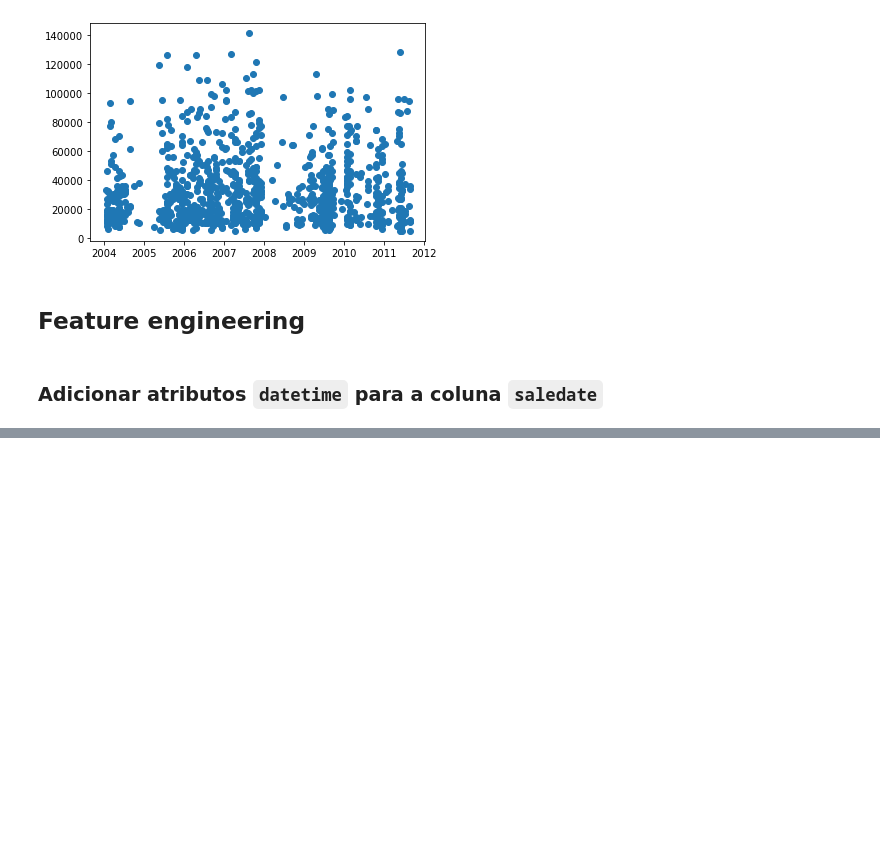
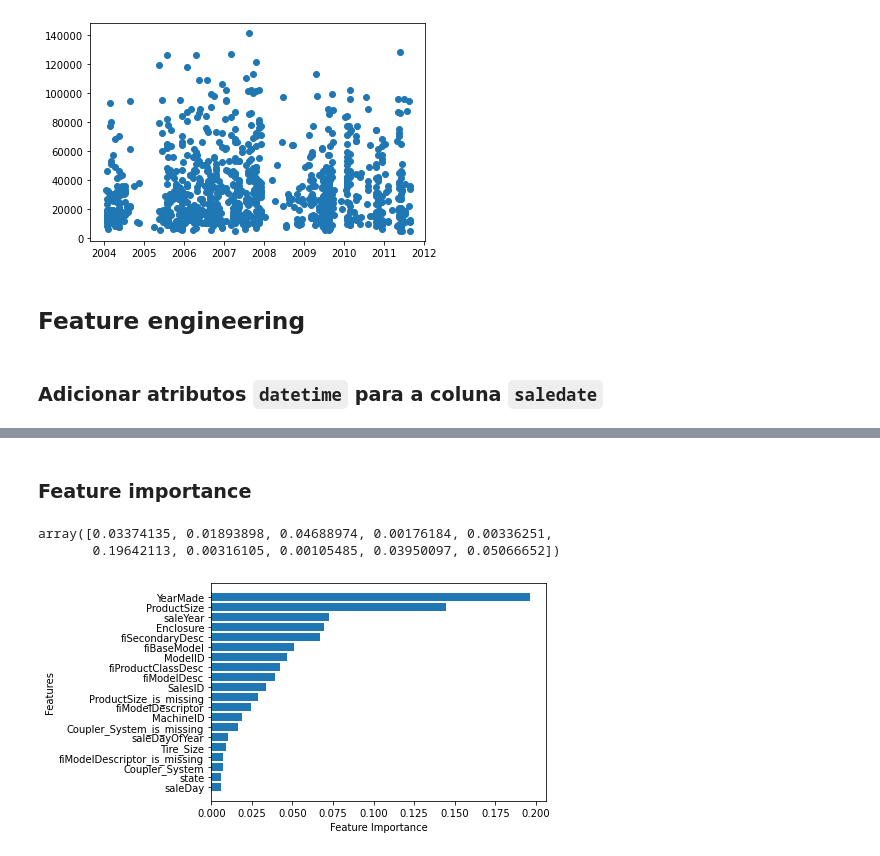
Before and after one commit to willsbit/ztm_datascience-machinelearning, a Jupyter notebook: bulldozer-sales-project.ipynb, the cells around one changed output, grey strips where cells are left out. Saved outputs shown, nothing was run; the diff lists cells and outputs as text; code cells hidden in the pictures; blank space fills up the shorter version.

```diff
--- a/bulldozer-sales-project.ipynb
+++ b/bulldozer-sales-project.ipynb
@@ -166,0 +341,17 @@ ValueError: could not convert string to float: 'Medium'
+# %%
+from sklearn.model_selection import RandomizedSearchCV
+
+rf_grid = {"n_estimators": np.arange(10, 100, 10),
+           "max_depth": [None, 3, 5 , 10],
+           "min_samples_split": np.arange(2, 20, 2),
+           "min_samples_leaf": np.arange(1, 20, 2),
+           "max_features": [0.5, 1, "sqrt", "auto"],
+           "max_samples": [10000]}
+
+rs_clf = RandomizedSearchCV(RandomForestRegressor(n_jobs=-1,),
+                           param_distributions=rf_grid,
+                           n_iter=2,
+                           cv=5,
+                           verbose=True)
+
+rs_clf.fit(X_train, y_train)
@@ -166,0 +380,14 @@ ValueError: could not convert string to float: 'Medium'
+# %%
+%%time
+
+"""
+parâmetros ideais (do curso)
+"""
+ideal_model = RandomForestRegressor(n_estimators=40,
+                                    min_samples_leaf=1,
+                                    min_samples_split=14,
+                                    max_features=0.5,
+                                    n_jobs=-1,
+                                    max_samples=None)
+
+ideal_model.fit(X_train, y_train)
@@ -166,0 +467,23 @@ ValueError: could not convert string to float: 'Medium'
+# %% [markdown]
+### Feature importance
+# %%
+ideal_model.feature_importances_[:10]
+# %% [output]
+array([0.03374135, 0.01893898, 0.04688974, 0.00176184, 0.00336251,
+       0.19642113, 0.00316105, 0.00105485, 0.03950097, 0.05066652])
+# %%
+def plot_features(columns, importances, n=20):
+    df=(pd.DataFrame({"features": columns,
+                      "feature_importances": importances})
+       .sort_values("feature_importances", ascending=False)
+       .reset_index(drop=True))
+
+    fig, ax = plt.subplots()
+    ax.barh(df["features"][:n], df["feature_importances"][:n])
+    ax.set_ylabel("Features")
+    ax.set_xlabel("Feature Importance")
+    ax.invert_yaxis()
+# %%
+plot_features(X_train.columns, ideal_model.feature_importances_)
+# %% [output]
+[figure, added]
```
Also changed, not shown: parts of 40 cells of this notebook.
